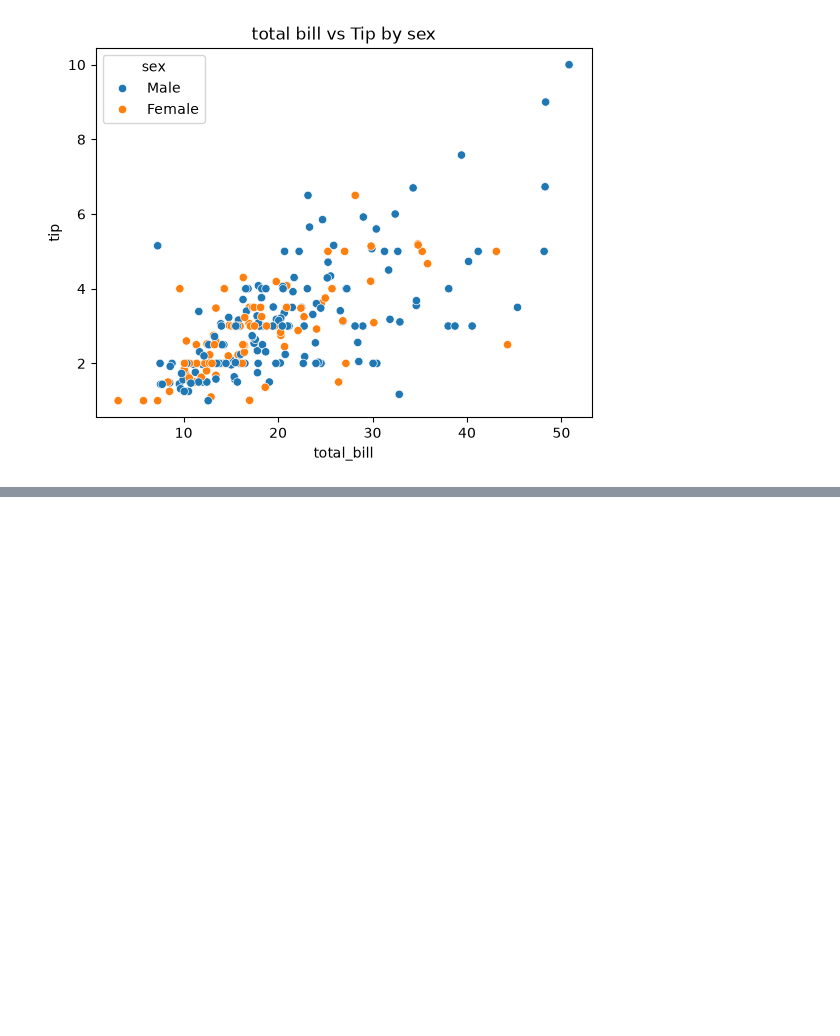
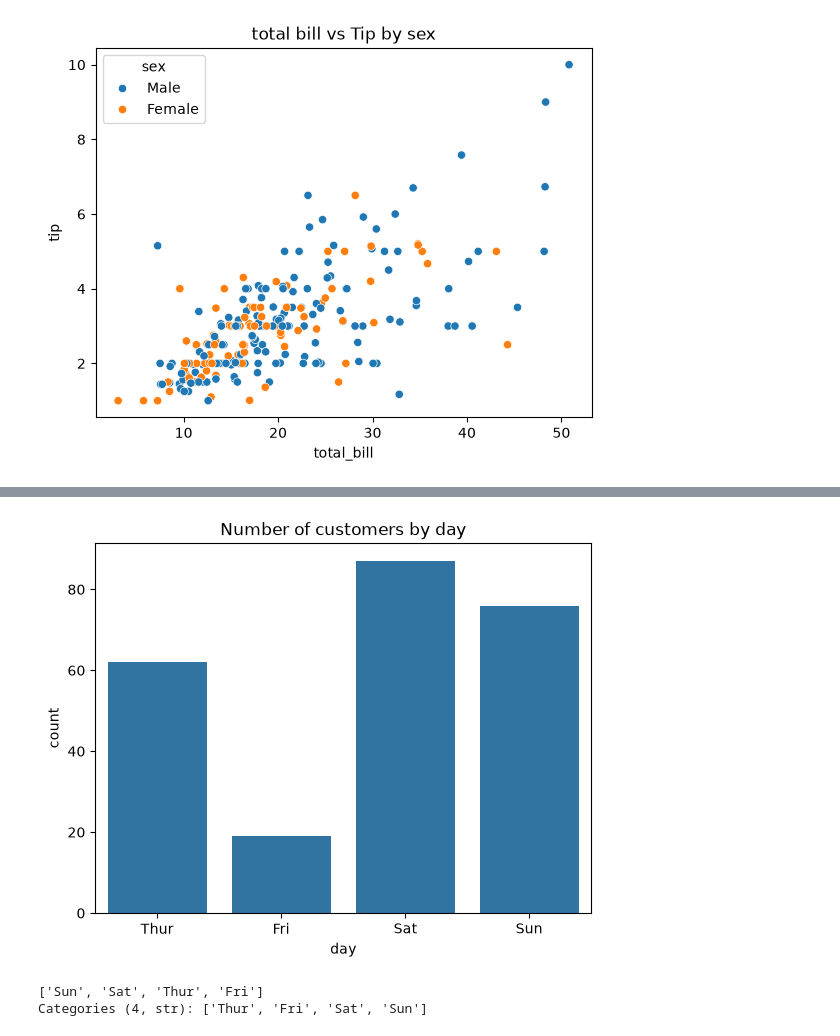
Before and after one commit to Aarati123456/python-data-science, a Jupyter notebook: pandas.ipynb, the cells around one changed output, grey strips where cells are left out. Cells and saved outputs as stored; diff of their text form; code cells hidden in the pictures; blank space fills up the shorter version.

```diff
--- a/pandas.ipynb
+++ b/pandas.ipynb
@@ -451,0 +466,14 @@ plt.show()
+# %%
+sns.countplot(
+    data=df,
+    x='day'
+)
+plt.title("Number of customers by day")
+plt.show()
+# %% [output]
+[figure, added]
+# %%
+df['day'].unique()
+# %% [output]
+['Sun', 'Sat', 'Thur', 'Fri']
+Categories (4, str): ['Thur', 'Fri', 'Sat', 'Sun']
```
Also changed, not shown: parts of 6 cells of this notebook.
